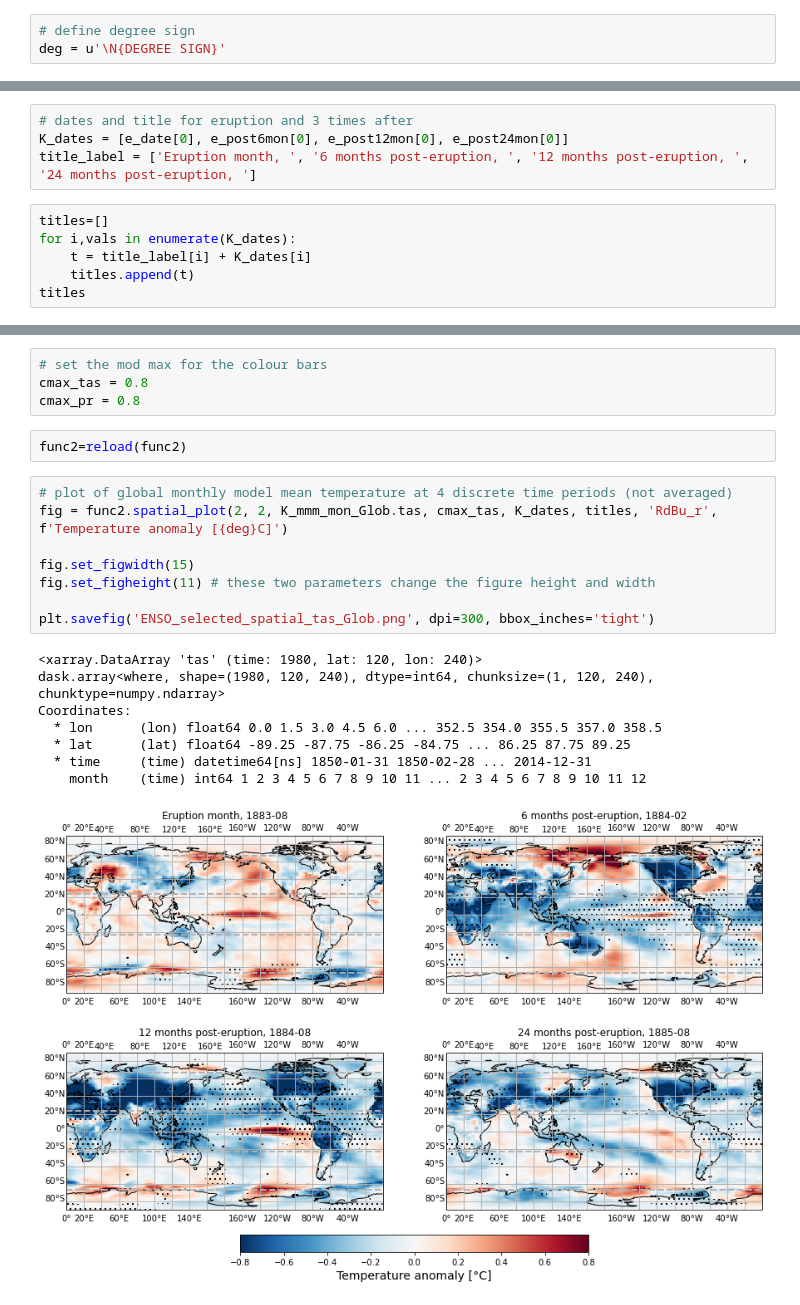
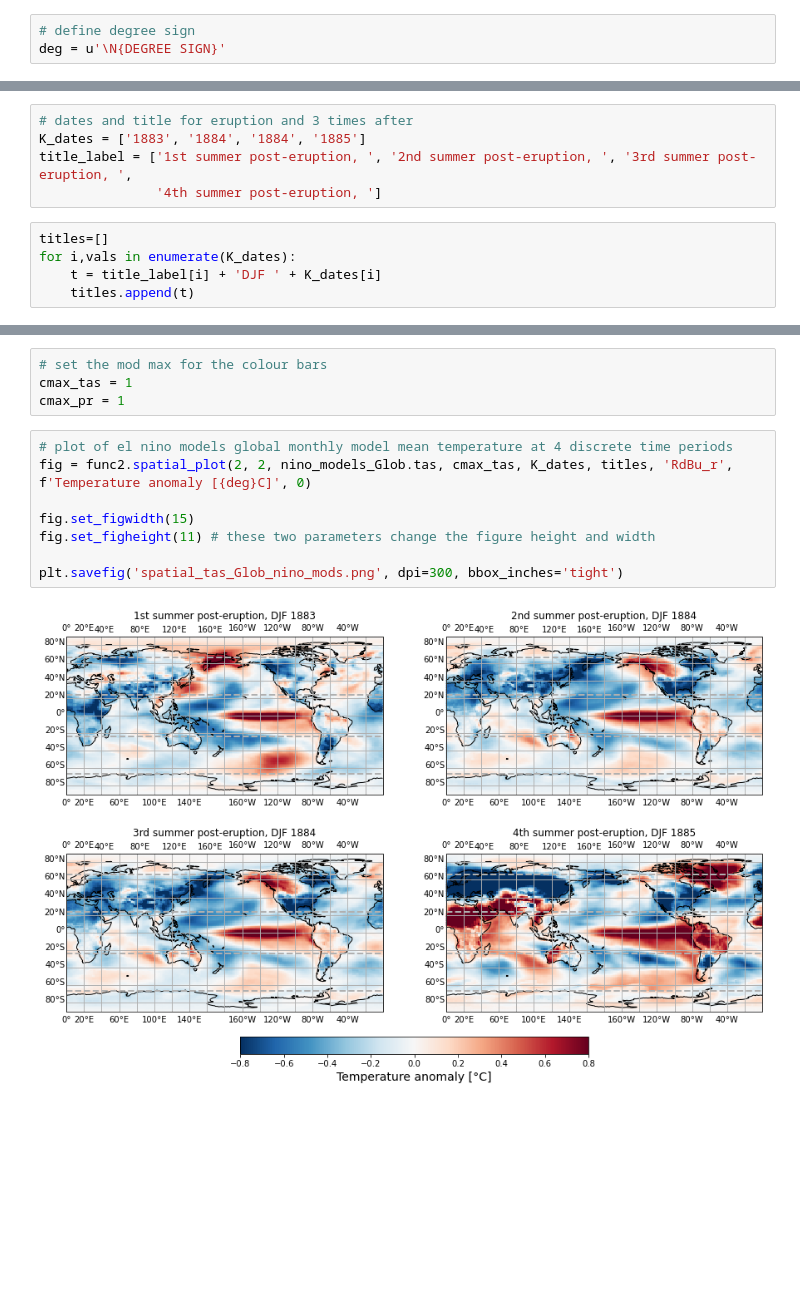
Before and after one commit to kbongi/masters_research, a Jupyter notebook: ENSO_selected_SEA_analysis_2020.12.22.ipynb, the cells around one changed output, grey strips where cells are left out. Drawn from its saved outputs; the diff is of its cells as text; blank space fills up the shorter version.

```diff
--- a/ENSO_selected_SEA_analysis_2020.12.22.ipynb
+++ b/ENSO_selected_SEA_analysis_2020.12.22.ipynb
@@ -259,10 +155,10 @@ e_post24mon = ['1885-08','1904-10', '1965-03', '1984-04', '1993-06']
 # %%
 # dates and title for eruption and 3 times after
-K_dates = [e_date[0], e_post6mon[0], e_post12mon[0], e_post24mon[0]]
-title_label = ['Eruption month, ', '6 months post-eruption, ', '12 months post-eruption, ', '24 months post-eruption, ']
+K_dates = ['1883', '1884', '1884', '1885']
+title_label = ['1st summer post-eruption, ', '2nd summer post-eruption, ', '3rd summer post-eruption, ',
+               '4th summer post-eruption, ']
 # %%
 titles=[]
 for i,vals in enumerate(K_dates):
-    t = title_label[i] + K_dates[i]
+    t = title_label[i] + 'DJF ' + K_dates[i]
     titles.append(t)
-titles
@@ -274,23 +165,14 @@ titles
 # %%
 # set the mod max for the colour bars
-cmax_tas = 0.8
-cmax_pr = 0.8
+cmax_tas = 1
+cmax_pr = 1
-# %%
-func2=reload(func2)
 # %%
-# plot of global monthly model mean temperature at 4 discrete time periods (not averaged)
-fig = func2.spatial_plot(2, 2, K_mmm_mon_Glob.tas, cmax_tas, K_dates, titles, 'RdBu_r', f'Temperature anomaly [{deg}C]')
+# plot of el nino models global monthly model mean temperature at 4 discrete time periods
+fig = func2.spatial_plot(2, 2, nino_models_Glob.tas, cmax_tas, K_dates, titles, 'RdBu_r', f'Temperature anomaly [{deg}C]', 0)
 
 fig.set_figwidth(15)
 fig.set_figheight(11) # these two parameters change the figure height and width
 
-plt.savefig('ENSO_selected_spatial_tas_Glob.png', dpi=300, bbox_inches='tight')
+plt.savefig('spatial_tas_Glob_nino_mods.png', dpi=300, bbox_inches='tight')
 # %% [output]
-<xarray.DataArray 'tas' (time: 1980, lat: 120, lon: 240)>
-dask.array<where, shape=(1980, 120, 240), dtype=int64, chunksize=(1, 120, 240), chunktype=numpy.ndarray>
-Coordinates:
-  * lon      (lon) float64 0.0 1.5 3.0 4.5 6.0 ... 352.5 354.0 355.5 357.0 358.5
-  * lat      (lat) float64 -89.25 -87.75 -86.25 -84.75 ... 86.25 87.75 89.25
-  * time     (time) datetime64[ns] 1850-01-31 1850-02-28 ... 2014-12-31
-    month    (time) int64 1 2 3 4 5 6 7 8 9 10 11 ... 2 3 4 5 6 7 8 9 10 11 12
-[figure, old version]
+[figure, new version]
```
Also changed, not shown: parts of 46 cells of this notebook.
